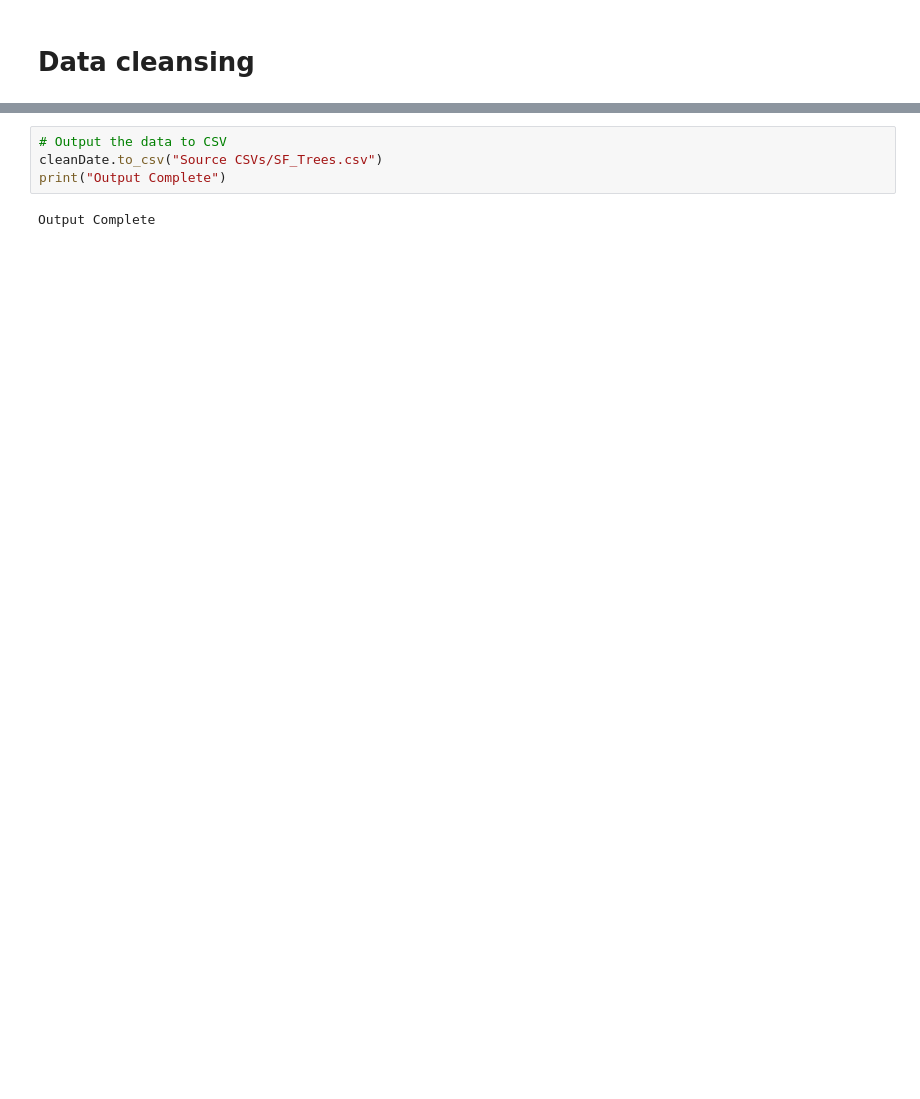
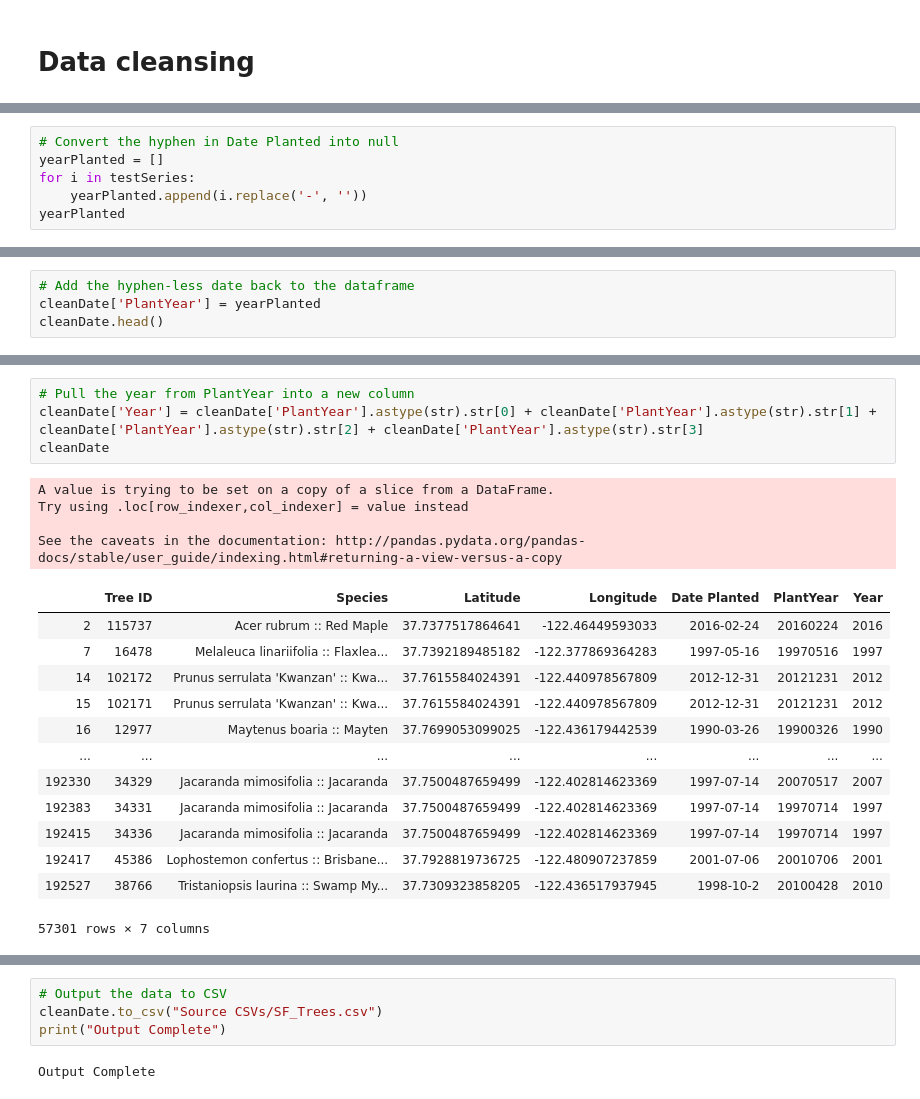
Before and after one commit to mahlonduke/Project_1, a Jupyter notebook: Source Data/SF_trees.ipynb, the cells around one changed output, grey strips where cells are left out. Cells and saved outputs as stored; diff of their text form; blank space fills up the shorter version.

Commit message:
Added Year Planted to SF Trees

```diff
--- a/Source Data/SF_trees.ipynb
+++ b/Source Data/SF_trees.ipynb
@@ -114,0 +116,6 @@ See the caveats in the documentation: http://pandas.pydata.org/pandas-docs/stabl
+# %%
+# Convert the hyphen in Date Planted into null
+yearPlanted = []
+for i in testSeries:
+    yearPlanted.append(i.replace('-', ''))
+yearPlanted
@@ -114,0 +140,4 @@ See the caveats in the documentation: http://pandas.pydata.org/pandas-docs/stabl
+# %%
+# Add the hyphen-less date back to the dataframe
+cleanDate['PlantYear'] = yearPlanted
+cleanDate.head()
@@ -114,0 +155,22 @@ See the caveats in the documentation: http://pandas.pydata.org/pandas-docs/stabl
+# %%
+# Pull the year from PlantYear into a new column
+cleanDate['Year'] = cleanDate['PlantYear'].astype(str).str[0] + cleanDate['PlantYear'].astype(str).str[1] + cleanDate['PlantYear'].astype(str).str[2] + cleanDate['PlantYear'].astype(str).str[3]
+cleanDate
+# %% [output]
+A value is trying to be set on a copy of a slice from a DataFrame.
+Try using .loc[row_indexer,col_indexer] = value instead
+
+See the caveats in the documentation: http://pandas.pydata.org/pandas-docs/stable/user_guide/indexing.html#returning-a-view-versus-a-copy
+|  | Tree ID | Species | Latitude | Longitude | Date Planted | PlantYear | Year |
+| 2 | 115737 | Acer rubrum :: Red Maple | 37.7377517864641 | -122.46449593033 | 2016-02-24 | 20160224 | 2016 |
+| 7 | 16478 | Melaleuca linariifolia :: Flaxlea... | 37.7392189485182 | -122.377869364283 | 1997-05-16 | 19970516 | 1997 |
+| 14 | 102172 | Prunus serrulata 'Kwanzan' :: Kwa... | 37.7615584024391 | -122.440978567809 | 2012-12-31 | 20121231 | 2012 |
+| 15 | 102171 | Prunus serrulata 'Kwanzan' :: Kwa... | 37.7615584024391 | -122.440978567809 | 2012-12-31 | 20121231 | 2012 |
+| 16 | 12977 | Maytenus boaria :: Mayten | 37.7699053099025 | -122.436179442539 | 1990-03-26 | 19900326 | 1990 |
+| ... | ... | ... | ... | ... | ... | ... | ... |
+| 192330 | 34329 | Jacaranda mimosifolia :: Jacaranda | 37.7500487659499 | -122.402814623369 | 1997-07-14 | 20070517 | 2007 |
+| 192383 | 34331 | Jacaranda mimosifolia :: Jacaranda | 37.7500487659499 | -122.402814623369 | 1997-07-14 | 19970714 | 1997 |
+| 192415 | 34336 | Jacaranda mimosifolia :: Jacaranda | 37.7500487659499 | -122.402814623369 | 1997-07-14 | 19970714 | 1997 |
+| 192417 | 45386 | Lophostemon confertus :: Brisbane... | 37.7928819736725 | -122.480907237859 | 2001-07-06 | 20010706 | 2001 |
+| 192527 | 38766 | Tristaniopsis laurina :: Swamp My... | 37.7309323858205 | -122.436517937945 | 1998-10-2 | 20100428 | 2010 |
+57301 rows × 7 columns
```
Also changed, not shown: parts of 11 cells of this notebook, 3 other files.
